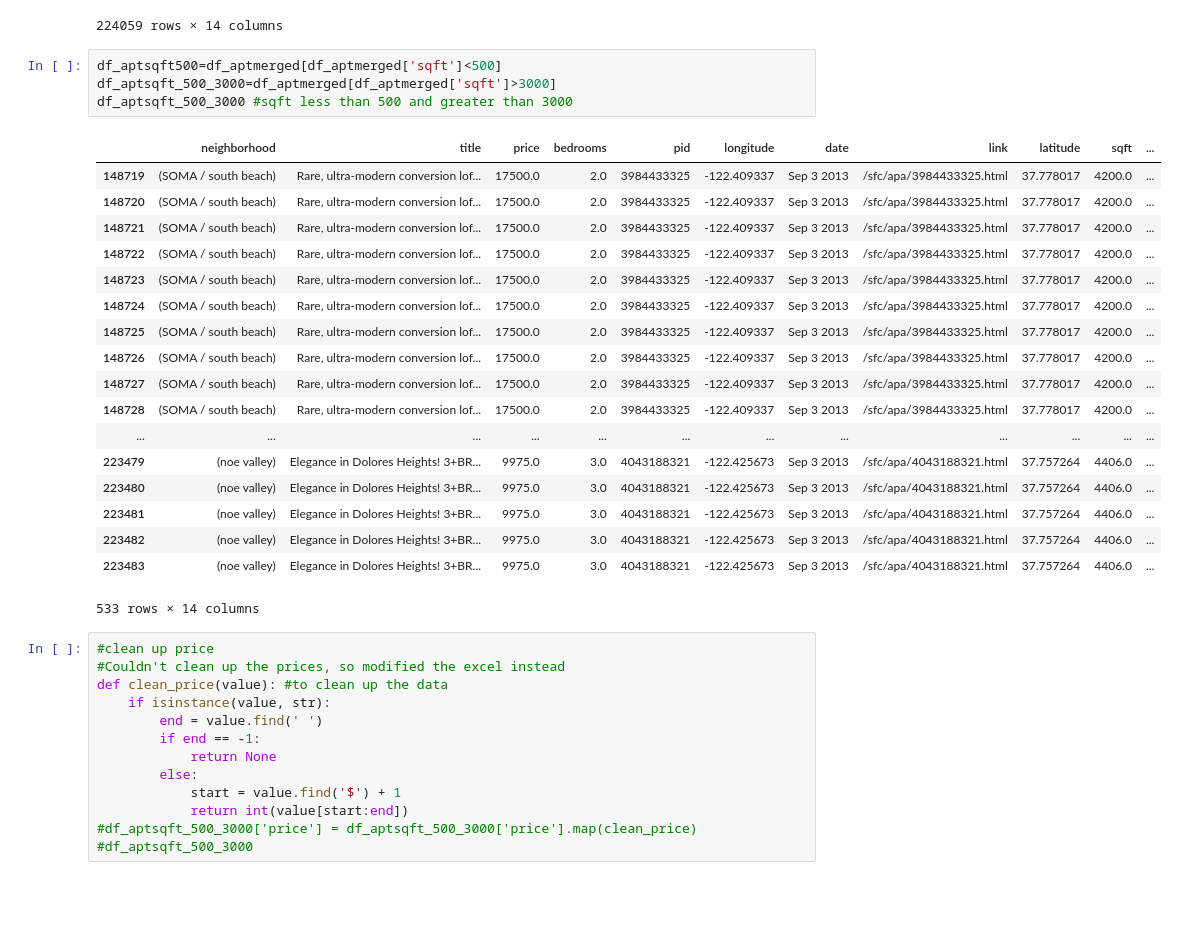
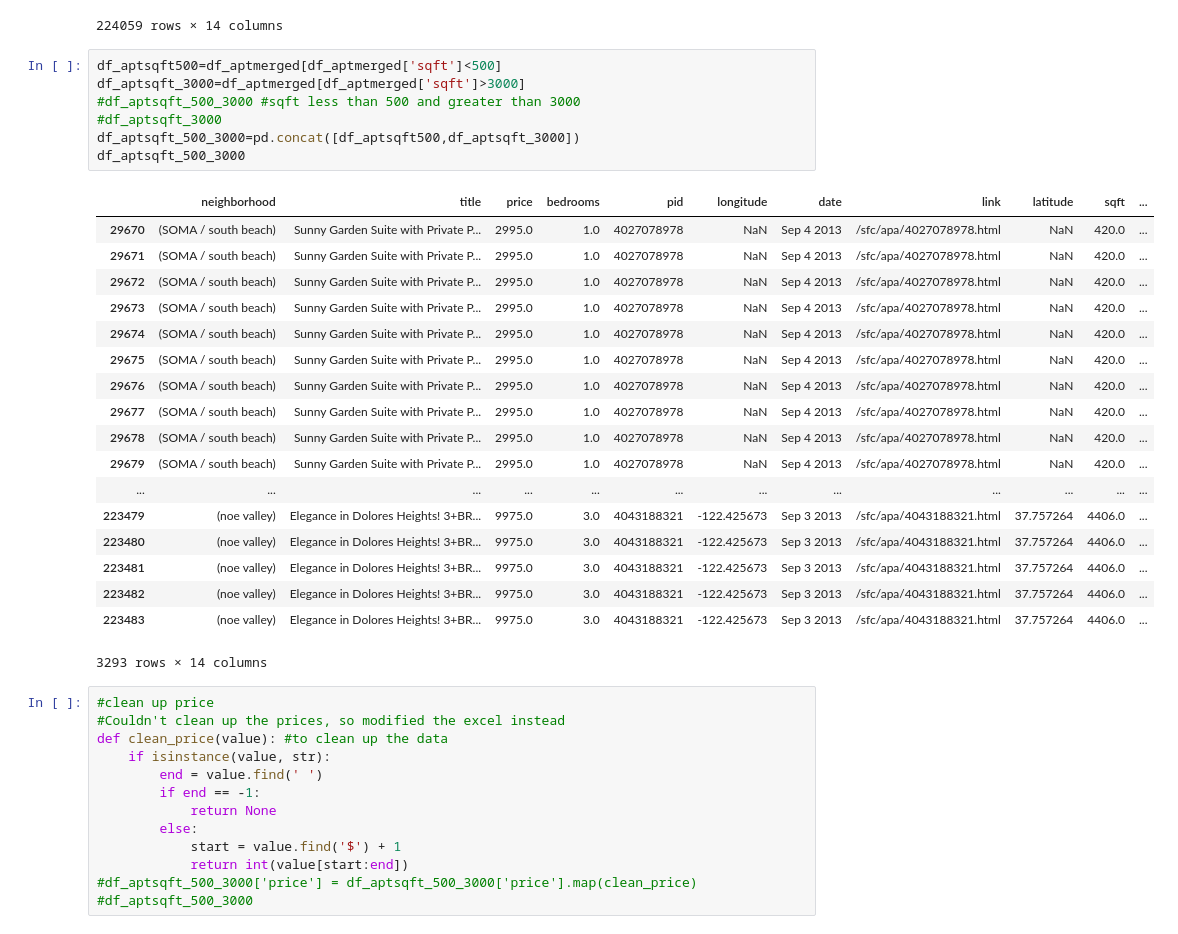
Before and after one commit to jawadmhoque/ce599, a Jupyter notebook: 07-Data Wrangling/data-wrangling.ipynb, the cells around one changed output. Cells and saved outputs as stored; diff of their text form; blank space fills up the shorter version.

Commit message:
Debugged an error in exercise.
Didn't concatanate two tables containing the two separate filters on sqft.

```diff
--- a/07-Data Wrangling/data-wrangling.ipynb
+++ b/07-Data Wrangling/data-wrangling.ipynb
@@ -681,27 +681,30 @@ df_aptmerged #df_aptmerged contains bedroom query and dummy variables
 224059 rows × 14 columns
 # %%
 df_aptsqft500=df_aptmerged[df_aptmerged['sqft']<500]
-df_aptsqft_500_3000=df_aptmerged[df_aptmerged['sqft']>3000]
-df_aptsqft_500_3000 #sqft less than 500 and greater than 3000
+df_aptsqft_3000=df_aptmerged[df_aptmerged['sqft']>3000]
+#df_aptsqft_500_3000 #sqft less than 500 and greater than 3000
+#df_aptsqft_3000
+df_aptsqft_500_3000=pd.concat([df_aptsqft500,df_aptsqft_3000])
+df_aptsqft_500_3000
 # %% [output]
 |  | neighborhood | title | price | bedrooms | pid | longitude | date | link | latitude | sqft | ... |
-| 148719 | (SOMA / south beach) | Rare, ultra-modern conversion lof... | 17500.0 | 2.0 | 3984433325 | -122.409337 | Sep 3 2013 | /sfc/apa/3984433325.html | 37.778017 | 4200.0 | ... |
-| 148720 | (SOMA / south beach) | Rare, ultra-modern conversion lof... | 17500.0 | 2.0 | 3984433325 | -122.409337 | Sep 3 2013 | /sfc/apa/3984433325.html | 37.778017 | 4200.0 | ... |
-| 148721 | (SOMA / south beach) | Rare, ultra-modern conversion lof... | 17500.0 | 2.0 | 3984433325 | -122.409337 | Sep 3 2013 | /sfc/apa/3984433325.html | 37.778017 | 4200.0 | ... |
-| 148722 | (SOMA / south beach) | Rare, ultra-modern conversion lof... | 17500.0 | 2.0 | 3984433325 | -122.409337 | Sep 3 2013 | /sfc/apa/3984433325.html | 37.778017 | 4200.0 | ... |
-| 148723 | (SOMA / south beach) | Rare, ultra-modern conversion lof... | 17500.0 | 2.0 | 3984433325 | -122.409337 | Sep 3 2013 | /sfc/apa/3984433325.html | 37.778017 | 4200.0 | ... |
-| 148724 | (SOMA / south beach) | Rare, ultra-modern conversion lof... | 17500.0 | 2.0 | 3984433325 | -122.409337 | Sep 3 2013 | /sfc/apa/3984433325.html | 37.778017 | 4200.0 | ... |
-| 148725 | (SOMA / south beach) | Rare, ultra-modern conversion lof... | 17500.0 | 2.0 | 3984433325 | -122.409337 | Sep 3 2013 | /sfc/apa/3984433325.html | 37.778017 | 4200.0 | ... |
-| 148726 | (SOMA / south beach) | Rare, ultra-modern conversion lof... | 17500.0 | 2.0 | 3984433325 | -122.409337 | Sep 3 2013 | /sfc/apa/3984433325.html | 37.778017 | 4200.0 | ... |
-| 148727 | (SOMA / south beach) | Rare, ultra-modern conversion lof... | 17500.0 | 2.0 | 3984433325 | -122.409337 | Sep 3 2013 | /sfc/apa/3984433325.html | 37.778017 | 4200.0 | ... |
-| 148728 | (SOMA / south beach) | Rare, ultra-modern conversion lof... | 17500.0 | 2.0 | 3984433325 | -122.409337 | Sep 3 2013 | /sfc/apa/3984433325.html | 37.778017 | 4200.0 | ... |
+| 29670 | (SOMA / south beach) | Sunny Garden Suite with Private P... | 2995.0 | 1.0 | 4027078978 | NaN | Sep 4 2013 | /sfc/apa/4027078978.html | NaN | 420.0 | ... |
+| 29671 | (SOMA / south beach) | Sunny Garden Suite with Private P... | 2995.0 | 1.0 | 4027078978 | NaN | Sep 4 2013 | /sfc/apa/4027078978.html | NaN | 420.0 | ... |
+| 29672 | (SOMA / south beach) | Sunny Garden Suite with Private P... | 2995.0 | 1.0 | 4027078978 | NaN | Sep 4 2013 | /sfc/apa/4027078978.html | NaN | 420.0 | ... |
+| 29673 | (SOMA / south beach) | Sunny Garden Suite with Private P... | 2995.0 | 1.0 | 4027078978 | NaN | Sep 4 2013 | /sfc/apa/4027078978.html | NaN | 420.0 | ... |
+| 29674 | (SOMA / south beach) | Sunny Garden Suite with Private P... | 2995.0 | 1.0 | 4027078978 | NaN | Sep 4 2013 | /sfc/apa/4027078978.html | NaN | 420.0 | ... |
+| 29675 | (SOMA / south beach) | Sunny Garden Suite with Private P... | 2995.0 | 1.0 | 4027078978 | NaN | Sep 4 2013 | /sfc/apa/4027078978.html | NaN | 420.0 | ... |
+| 29676 | (SOMA / south beach) | Sunny Garden Suite with Private P... | 2995.0 | 1.0 | 4027078978 | NaN | Sep 4 2013 | /sfc/apa/4027078978.html | NaN | 420.0 | ... |
+| 29677 | (SOMA / south beach) | Sunny Garden Suite with Private P... | 2995.0 | 1.0 | 4027078978 | NaN | Sep 4 2013 | /sfc/apa/4027078978.html | NaN | 420.0 | ... |
+| 29678 | (SOMA / south beach) | Sunny Garden Suite with Private P... | 2995.0 | 1.0 | 4027078978 | NaN | Sep 4 2013 | /sfc/apa/4027078978.html | NaN | 420.0 | ... |
+| 29679 | (SOMA / south beach) | Sunny Garden Suite with Private P... | 2995.0 | 1.0 | 4027078978 | NaN | Sep 4 2013 | /sfc/apa/4027078978.html | NaN | 420.0 | ... |
 | ... | ... | ... | ... | ... | ... | ... | ... | ... | ... | ... | ... |
 | 223479 | (noe valley) | Elegance in Dolores Heights! 3+BR... | 9975.0 | 3.0 | 4043188321 | -122.425673 | Sep 3 2013 | /sfc/apa/4043188321.html | 37.757264 | 4406.0 | ... |
 | 223480 | (noe valley) | Elegance in Dolores Heights! 3+BR... | 9975.0 | 3.0 | 4043188321 | -122.425673 | Sep 3 2013 | /sfc/apa/4043188321.html | 37.757264 | 4406.0 | ... |
 | 223481 | (noe valley) | Elegance in Dolores Heights! 3+BR... | 9975.0 | 3.0 | 4043188321 | -122.425673 | Sep 3 2013 | /sfc/apa/4043188321.html | 37.757264 | 4406.0 | ... |
 | 223482 | (noe valley) | Elegance in Dolores Heights! 3+BR... | 9975.0 | 3.0 | 4043188321 | -122.425673 | Sep 3 2013 | /sfc/apa/4043188321.html | 37.757264 | 4406.0 | ... |
 | 223483 | (noe valley) | Elegance in Dolores Heights! 3+BR... | 9975.0 | 3.0 | 4043188321 | -122.425673 | Sep 3 2013 | /sfc/apa/4043188321.html | 37.757264 | 4406.0 | ... |
-533 rows × 14 columns
+3293 rows × 14 columns
 # %%
 #clean up price
 #Couldn't clean up the prices, so modified the excel instead
```
Also changed, not shown: parts of 1 cell of this notebook.
